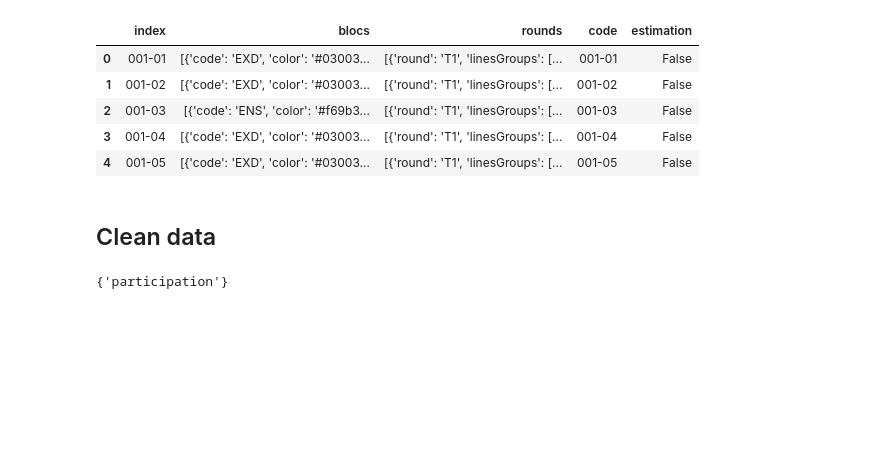
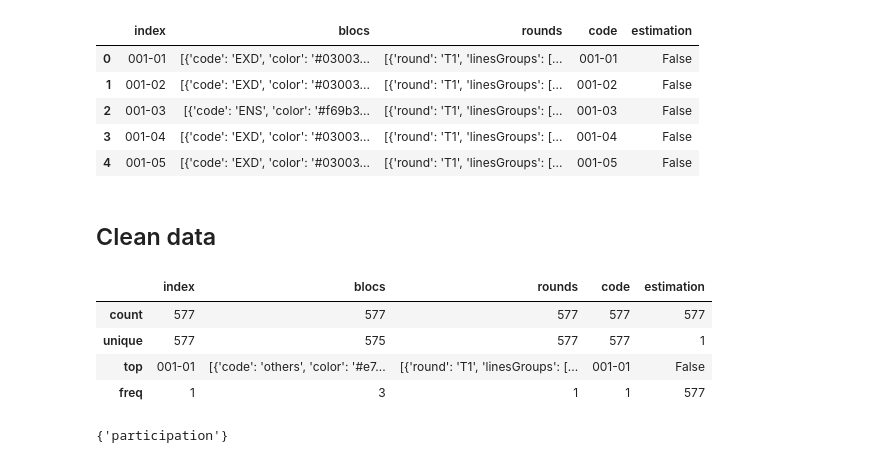
Before and after one commit to dataactivists/front_populaire, a Jupyter notebook: code/resultats_premier_tour.ipynb, the cells around one changed output. Drawn from its saved outputs; the diff is of its cells as text; code cells hidden in the pictures; blank space fills up the shorter version.

```diff
--- a/code/resultats_premier_tour.ipynb
+++ b/code/resultats_premier_tour.ipynb
@@ -44,5 +44,13 @@ df.head()
 | 4 | 001-05 | [{'code': 'EXD', 'color': '#03003... | [{'round': 'T1', 'linesGroups': [... | 001-05 | False |
 # %% [markdown]
 ## Clean data
+# %%
+df.describe()
+# %% [output]
+|  | index | blocs | rounds | code | estimation |
+| count | 577 | 577 | 577 | 577 | 577 |
+| unique | 577 | 575 | 577 | 577 | 1 |
+| top | 001-01 | [{'code': 'others', 'color': '#e7... | [{'round': 'T1', 'linesGroups': [... | 001-01 | False |
+| freq | 1 | 3 | 1 | 1 | 577 |
 # %%
 # dropper les colonnes inutiles
```
Also changed, not shown: parts of 5 cells of this notebook, 1 other file.
